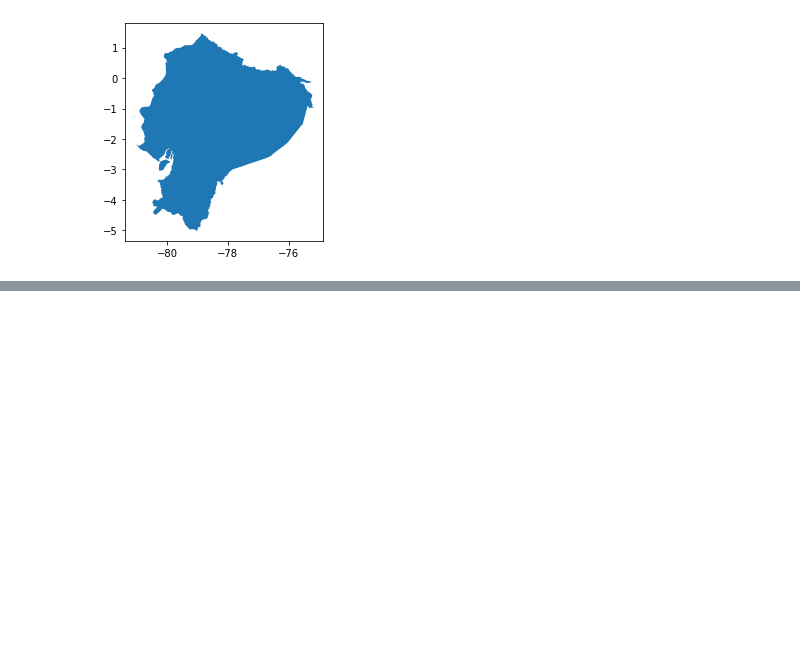
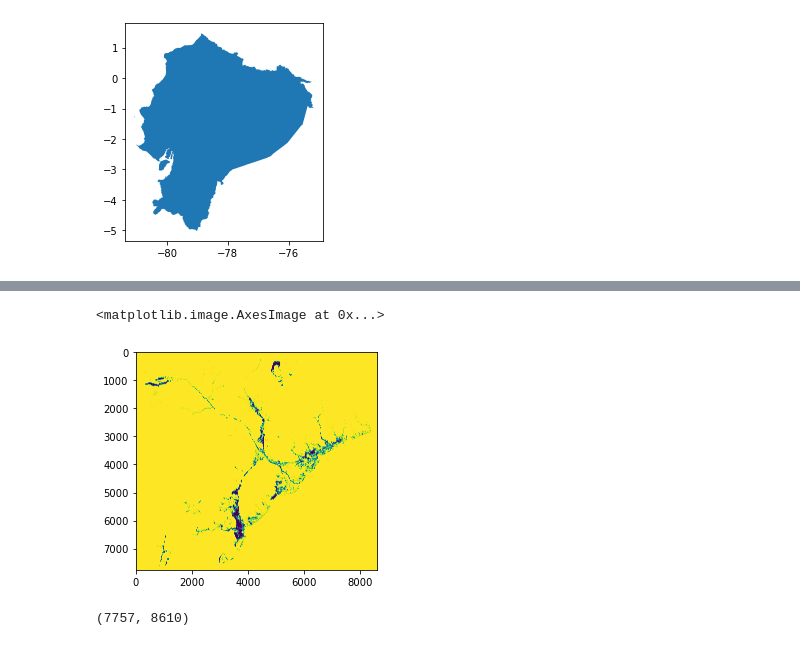
Before and after one commit to cascadet/PopGridCompare-ms, a Jupyter notebook: notebooks/cpt_polyPrep.ipynb, the cells around one changed output, grey strips where cells are left out. Saved outputs shown, nothing was run; the diff lists cells and outputs as text; code cells hidden in the pictures; blank space fills up the shorter version.

```diff
--- a/notebooks/cpt_polyPrep.ipynb
+++ b/notebooks/cpt_polyPrep.ipynb
@@ -171,0 +283,5 @@ raster_clip(rst_fn, polys, rst_out)
+# %%
+plt.imshow(rst.read(1))
+# %% [output]
+<matplotlib.image.AxesImage at 0x...>
+[figure, added]
@@ -171,0 +290,4 @@ raster_clip(rst_fn, polys, rst_out)
+# %%
+arr_in.shape
+# %% [output]
+(7757, 8610)
```
Also changed, not shown: parts of 21 cells of this notebook, 2 other files.
